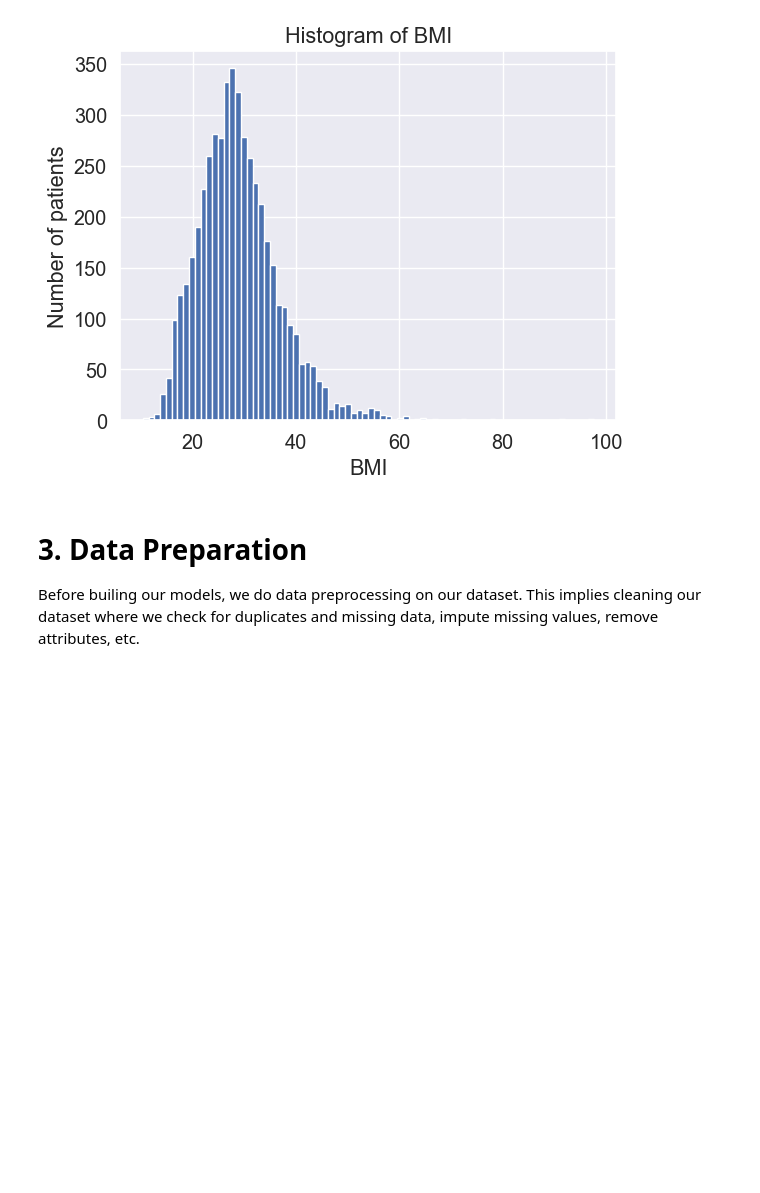
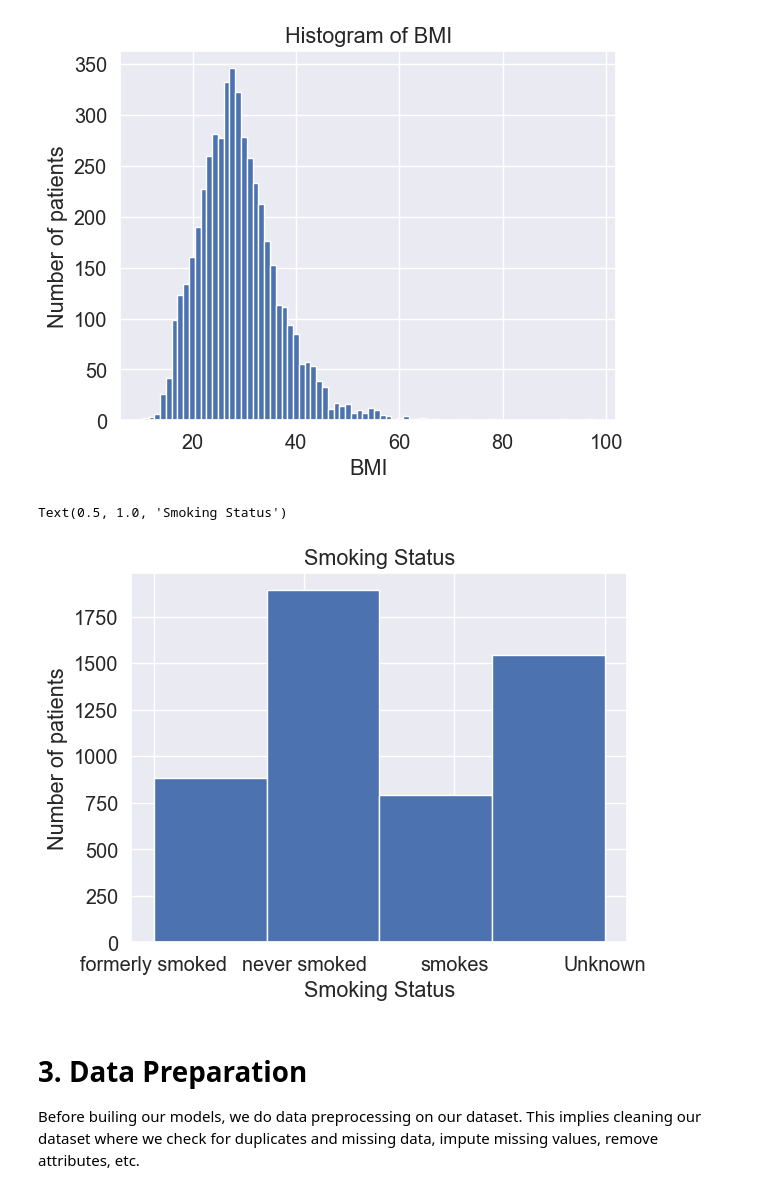
Before and after one commit to helenaglaring/BDM, a Jupyter notebook: BDM_stroke_prediction.ipynb, the cells around one changed output. Cells and saved outputs as stored; diff of their text form; code cells hidden in the pictures; blank space fills up the shorter version.

```diff
--- a/BDM_stroke_prediction.ipynb
+++ b/BDM_stroke_prediction.ipynb
@@ -314,6 +314,14 @@ plt.title('Histogram of BMI')
 # %% [output]
 Text(0.5, 1.0, 'Histogram of BMI')
 [figure]
+# %%
+plt.hist(df['smoking_status'], bins=4)
+plt.xlabel('Smoking Status')
+plt.ylabel('Number of patients')
+plt.title('Smoking Status')
+# %% [output]
+Text(0.5, 1.0, 'Smoking Status')
+[figure, added]
 # %% [markdown]
 # 3. Data Preparation
 Before builing our models, we do data preprocessing on our dataset. This implies cleaning our dataset where we check for duplicates and missing data, impute missing values, remove attributes, etc.
```
Also changed, not shown: parts of 5 cells of this notebook.
